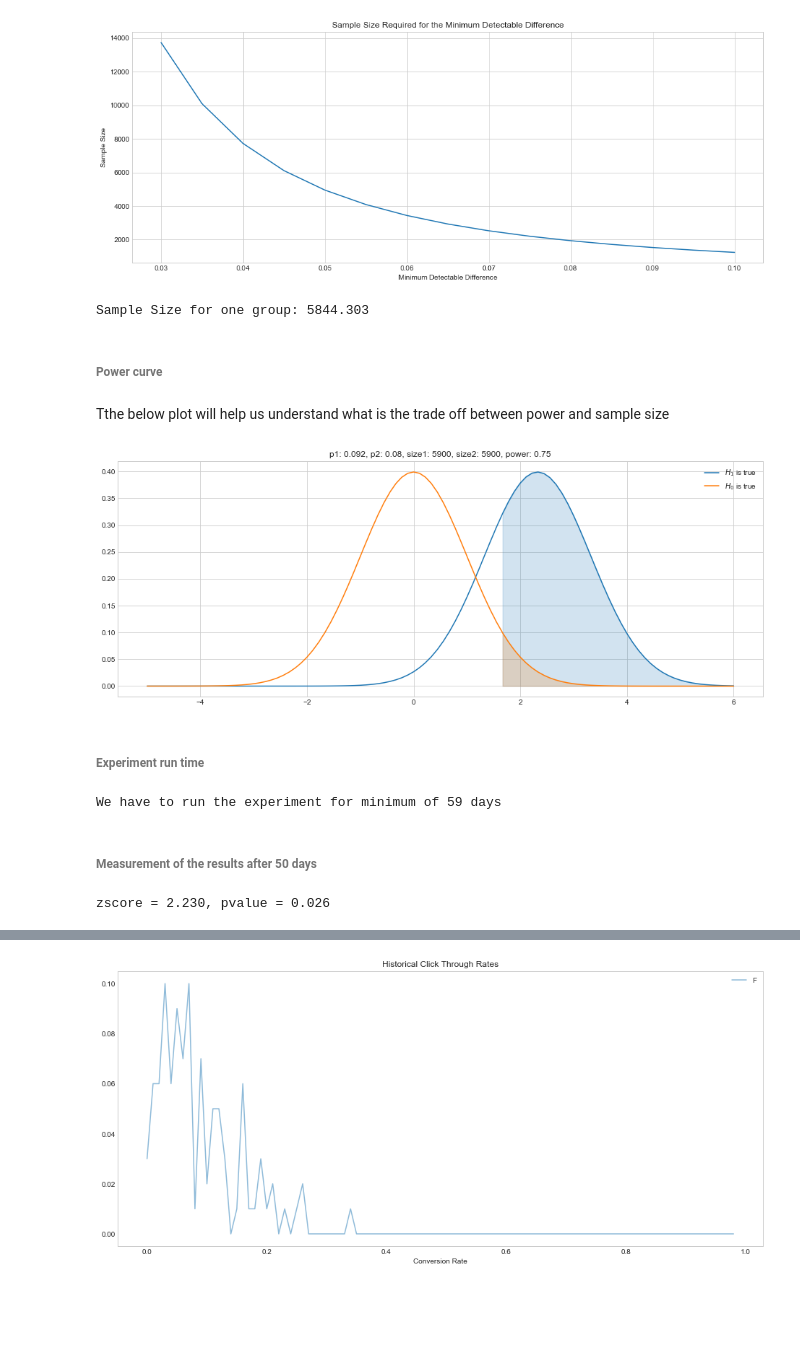
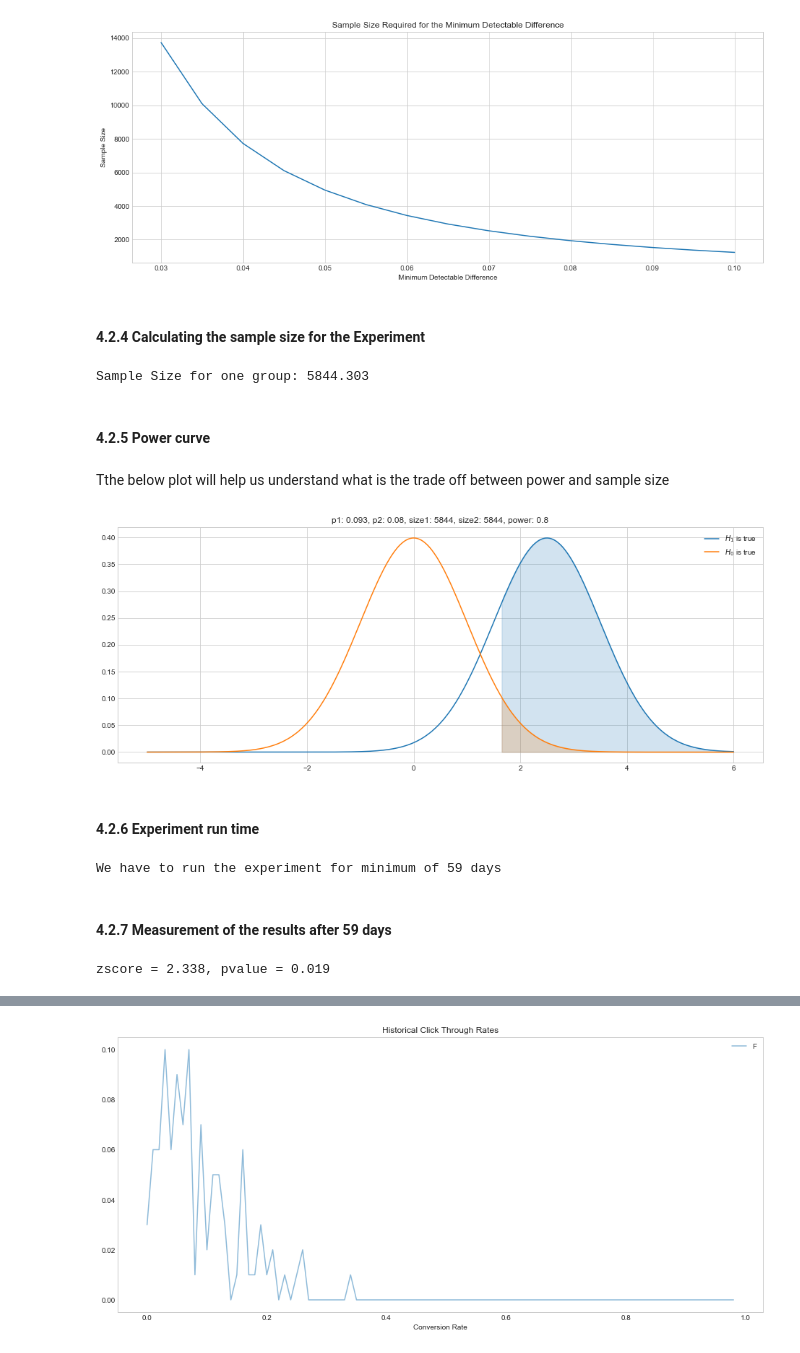
Before and after one commit to chaitanya539/A-B-Testing---Experiment-Design, a Jupyter notebook: Frequentist vs Bayesian A B testing.ipynb, the cells around one changed output, grey strips where cells are left out. Drawn from its saved outputs; the diff is of its cells as text; code cells hidden in the pictures; blank space fills up the shorter version.

```diff
--- a/Frequentist vs Bayesian A B testing.ipynb
+++ b/Frequentist vs Bayesian A B testing.ipynb
@@ -190,6 +223,6 @@ campaign.head()
 We are looking at the stats after 59 days. How did we arrive at the number of days? Explaination below
 # %%
-click_day = 50
+click_day = 59
 success_a = conv_days.loc[conv_days['click_day'] == click_day]['cumu_conv_a'].values[0]
 size_a = conv_days.loc[conv_days['click_day'] == click_day]['cumu_click_a'].values[0]
 success_b = conv_days.loc[conv_days['click_day'] == click_day]['cumu_conv_b'].values[0]
@@ -198,5 +231,6 @@ size_b = conv_days.loc[conv_days['click_day'] == click_day]['cumu_click_b'].valu
 
 prop_a = success_a / size_a
 prop_b = success_b / size_b
-print(prop_a,prob_b)
+print('Total conversion rate for version "A" for this campaign is {:.3f} \
+\nTotal conversion rate for version "B" for this campaign is {:.3f}'.format(prop_a,prop_b))
 # %% [output]
@@ -258,6 +294,8 @@ ax.set_xlabel('Minimum Detectable Difference')
 plt.show()
 # %% [output]
 [figure]
+# %% [markdown]
+#### 4.2.4 Calculating the sample size for the Experiment
 # %%
 # Assuming the minimum detectable difference as 5% i.e. effect size = 0.046
 
@@ -280,7 +318,7 @@ print('Sample Size for one group: %.3f' % result)
 # %% [output]
 Sample Size for one group: 5844.303
 # %% [markdown]
-###### Power curve
+#### 4.2.5 Power curve
 # %% [markdown]
 Tthe below plot will help us understand what is the trade off between power and sample size
 # %%
@@ -302,50 +340,49 @@ def plot_power(min_diff, prob_b, size_a, size_b, significance = 0.05):
     # and alternative hypothesis, h1
     h0 = stats.norm(loc = 0, scale = 1)
     h1 = stats.norm(loc = zscore, scale = 1)
 
     # points that are greater than the zscore for the
     # specified significance level
-    x = np.linspace(-5, 6, num = 100)
+    x = np.linspace(-5, 6, num = 1000)
     threshold = h0.ppf(1 - significance)
     mask = x > threshold
 
     # power is the area after the threshold, i.e.
     # 1 - the cumulative distribution function of that point
     power = np.round(1 - h1.cdf(threshold), 2)
 
     hypotheses = [h1, h0]
     labels = ['$H_1$ is true', '$H_0$ is true']
     fig, ax = plt.subplots(figsize=(16,6))
     for hypothesis, label in zip(hypotheses, labels):
         y = hypothesis.pdf(x)
         line = plt.plot(x, y, label = label)
         plt.fill_between(x = x[mask], y1 = 0.0, y2 = y[mask],
                          alpha = 0.2, color = line[0].get_color())
     title = 'p1: {}, p2: {}, size1: {}, size2: {}, power: {}'
     ax.set_title(title.format(prob_a, prob_b, size_a, size_b, power))
     ax.legend()
     #ax.tight_layout()
     plt.show()
 
-#
+# running the function
 prob_b = 0.08
-min_diff = 0.012
-size_a = 5900
-size_b = 5900
+min_diff = 0.013
+size_a = 5844
+size_b = 5844
 
-plot_power(min_diff, prob_b, size_a, size_b)
-#plot_power(0.05, 0.08, 2500, 2500)
+plot_power(min_diff, prob_a, size_a, size_b)
 # %% [output]
-[figure, old version]
+[figure, new version]
 # %% [markdown]
-###### Experiment run time
+#### 4.2.6 Experiment run time
 # %%
 experiment_runtime = min(conv_days.loc[(conv_days['cumu_click_b']> result ) & (conv_days['cumu_click_b'] > result)].click_day)
 print('We have to run the experiment for minimum of %.f days' %experiment_runtime)
 # %% [output]
 We have to run the experiment for minimum of 59 days
 # %% [markdown]
-###### Measurement of the results after 50 days
+#### 4.2.7 Measurement of the results after 59 days
 # %%
 def two_proprotions_test(success_a, size_a, success_b, size_b):
     """
@@ -378,7 +415,7 @@ def two_proprotions_test(success_a, size_a, success_b, size_b):
     pvalue = one_side * 2
     return zscore, pvalue
 
-click_day = 50
+click_day = 59
 conversions_a = conv_days.loc[conv_days['click_day'] == click_day]['cumu_conv_a'].values[0]
 clicks_a = conv_days.loc[conv_days['click_day'] == click_day]['cumu_click_a'].values[0]
 conversions_b = conv_days.loc[conv_days['click_day'] == click_day]['cumu_conv_b'].values[0]
@@ -388,7 +425,7 @@ clicks_b = conv_days.loc[conv_days['click_day'] == click_day]['cumu_click_b'].va
 zscore, pvalue = two_proprotions_test(conversions_a, clicks_a, conversions_b, clicks_b)
 print('zscore = {:.3f}, pvalue = {:.3f}'.format(zscore, pvalue))
 # %% [output]
-zscore = 2.230, pvalue = 0.026
+zscore = 2.338, pvalue = 0.019
 # %%
 def two_proprotions_confint(success_a, size_a, success_b, size_b, significance = 0.05):
     """
```
Also changed, not shown: parts of 57 cells of this notebook.
